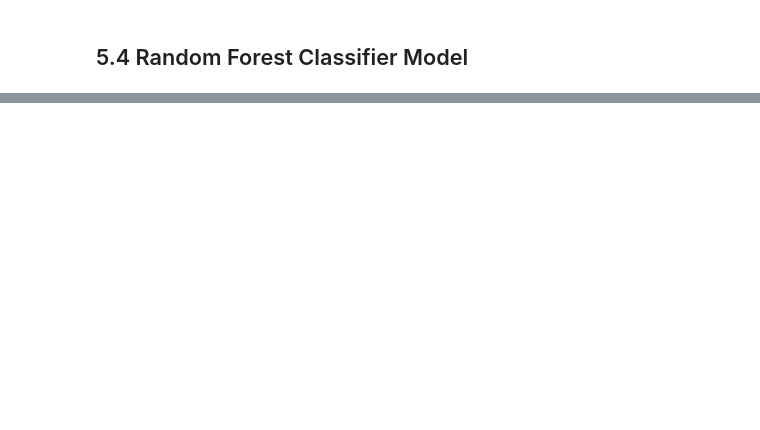
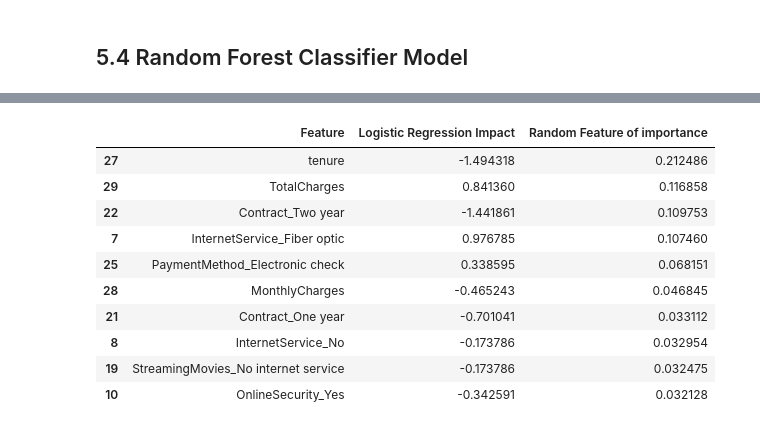
Before and after one commit to raymakoko/Customer-Churning-Prediction, a Jupyter notebook: notebook.ipynb, the cells around one changed output, grey strips where cells are left out. Saved outputs shown, nothing was run; the diff lists cells and outputs as text; code cells hidden in the pictures; blank space fills up the shorter version.

```diff
--- a/notebook.ipynb
+++ b/notebook.ipynb
@@ -665,0 +736,11 @@ weighted avg       0.78      0.79      0.78      1402
+# %%
+# Tune logistic regression
+# fit the model on the training data
+lr_final = LogisticRegression(max_iter=1000, class_weight='balanced')  #class_weight='balanced'
+lr_final.fit(X_train_final, y_train)
+
+# predict X_test data using  trained model
+y_pred = lr_final.predict(X_test_final)
+
+# Make an evaluation based on the y_test
+print(classification_report(y_test,y_pred))
@@ -665,0 +756,12 @@ weighted avg       0.78      0.79      0.78      1402
+# %%
+# tune random forest
+final_rf = RandomForestClassifier(
+    n_estimators=100,
+    max_depth=6,                      # Stop deep, greedy over-splitting
+    min_samples_leaf=10,              # Force broader, more stable leaf nodes
+    class_weight='balanced_subsample',
+    random_state=42
+)
+final_rf.fit(X_train_final, y_train)
+y_pred = final_rf.predict(X_test_final)
+print(classification_report(y_test, y_pred))
@@ -665,0 +777,24 @@ weighted avg       0.78      0.79      0.78      1402
+# %%
+lr_final_impact = lr_final.coef_[0]
+
+final_rf_importance = final_rf.feature_importances_
+
+comparison_df1 = pd.DataFrame({
+    'Feature' :feature_names,
+    'Logistic Regression Impact': lr_final_impact,
+    'Random Feature of importance': final_rf_importance
+})
+
+display(comparison_df1.sort_values(by='Random Feature of importance', ascending=False).head(10))
+# %% [output]
+|  | Feature | Logistic Regression Impact | Random Feature of importance |
+| 27 | tenure | -1.494318 | 0.212486 |
+| 29 | TotalCharges | 0.841360 | 0.116858 |
+| 22 | Contract_Two year | -1.441861 | 0.109753 |
+| 7 | InternetService_Fiber optic | 0.976785 | 0.107460 |
+| 25 | PaymentMethod_Electronic check | 0.338595 | 0.068151 |
+| 28 | MonthlyCharges | -0.465243 | 0.046845 |
+| 21 | Contract_One year | -0.701041 | 0.033112 |
+| 8 | InternetService_No | -0.173786 | 0.032954 |
+| 19 | StreamingMovies_No internet service | -0.173786 | 0.032475 |
+| 10 | OnlineSecurity_Yes | -0.342591 | 0.032128 |
```
Also changed, not shown: parts of 16 cells of this notebook, 1 other file.
